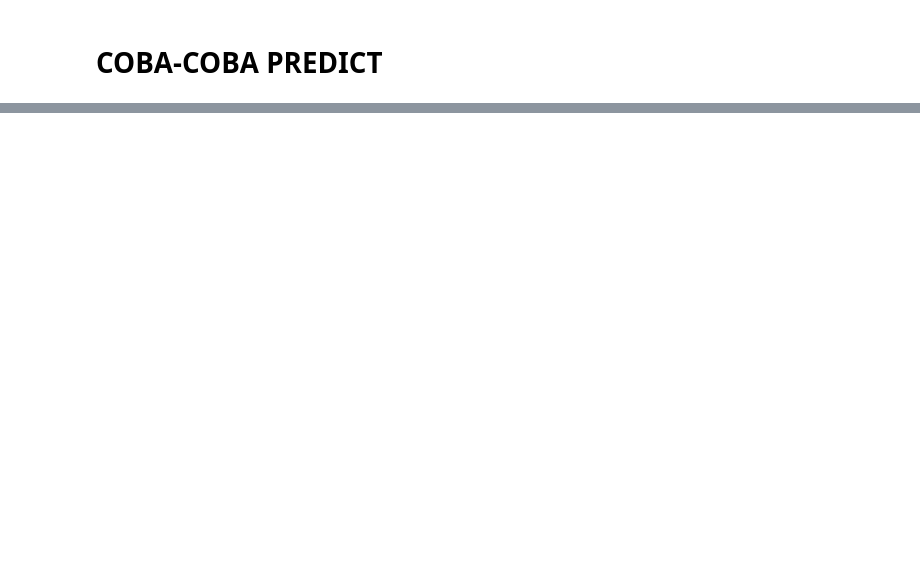
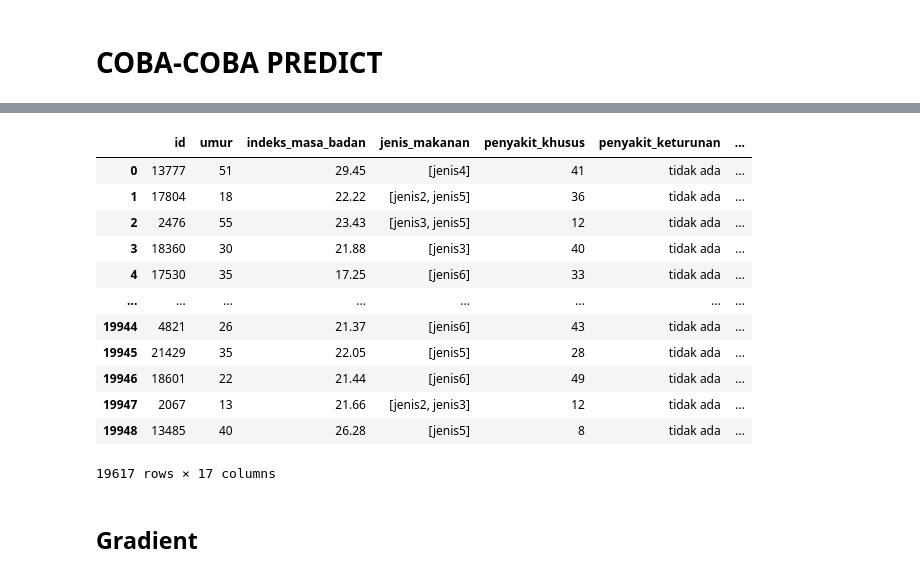
Before and after one commit to denisikiandani/KaggleCompetition-Wellness_Classifier, a Jupyter notebook: mnda.ipynb, the cells around one changed output, grey strips where cells are left out. Saved outputs shown, nothing was run; the diff lists cells and outputs as text; code cells hidden in the pictures; blank space fills up the shorter version.

```diff
--- a/mnda.ipynb
+++ b/mnda.ipynb
@@ -400,5 +393,2 @@ df
 # %% [markdown]
 # COBA-COBA PREDICT
-# %%
-df_test = df_test.reindex(columns=df.columns, fill_value=0)
-df_train = df_train.reindex(columns=df_test.columns, fill_value=0)
@@ -404,0 +417,9 @@ df_train = df_train.reindex(columns=df_test.columns, fill_value=0)
+# %%
+# Menghapus baris dengan nilai 0 pada kolom 'umur' dari df_train
+df_clean = df_train[df_train['umur'] != 0].copy()
+
+# Menampilkan informasi DataFrame yang telah dibersihkan
+print("Jumlah baris setelah penghapusan nilai 0 pada kolom 'umur':", len(df_clean))
+print("Jumlah baris sebelum penghapusan nilai 0 pada kolom 'umur':", len(df_train))
+# Menampilkan DataFrame yang telah dibersihkan
+df_clean
@@ -404,0 +446,6 @@ df_train = df_train.reindex(columns=df_test.columns, fill_value=0)
+# %%
+# Mengubah nilai 'ya' menjadi 1 dan 'tidak' menjadi 0 di seluruh kolom
+df_clean.replace({'ya': 1, 'tidak': 0}, inplace=True)
+
+# Menampilkan DataFrame yang telah dimodifikasi
+df_clean
@@ -404,0 +466,22 @@ df_train = df_train.reindex(columns=df_test.columns, fill_value=0)
+# %%
+df_clean_jenis= df_clean.copy()
+
+# Mengubah nilai pada kolom "jenis_makanan" menjadi array
+df_clean_jenis['jenis_makanan'] = df_clean_jenis['jenis_makanan'].str.split()
+
+# Menampilkan DataFrame yang telah dimodifikasi
+df_clean_jenis
+# %% [output]
+|  | id | umur | indeks_masa_badan | jenis_makanan | penyakit_khusus | penyakit_keturunan | ... |
+| 0 | 13777 | 51 | 29.45 | [jenis4] | 41 | tidak ada | ... |
+| 1 | 17804 | 18 | 22.22 | [jenis2, jenis5] | 36 | tidak ada | ... |
+| 2 | 2476 | 55 | 23.43 | [jenis3, jenis5] | 12 | tidak ada | ... |
+| 3 | 18360 | 30 | 21.88 | [jenis3] | 40 | tidak ada | ... |
+| 4 | 17530 | 35 | 17.25 | [jenis6] | 33 | tidak ada | ... |
+| ... | ... | ... | ... | ... | ... | ... | ... |
+| 19944 | 4821 | 26 | 21.37 | [jenis6] | 43 | tidak ada | ... |
+| 19945 | 21429 | 35 | 22.05 | [jenis5] | 28 | tidak ada | ... |
+| 19946 | 18601 | 22 | 21.44 | [jenis6] | 49 | tidak ada | ... |
+| 19947 | 2067 | 13 | 21.66 | [jenis2, jenis3] | 12 | tidak ada | ... |
+| 19948 | 13485 | 40 | 26.28 | [jenis5] | 8 | tidak ada | ... |
+19617 rows × 17 columns
@@ -405,3 +498,5 @@ df_train = df_train.reindex(columns=df_test.columns, fill_value=0)
+# %% [markdown]
+## Gradient
 # %%
 import pandas as pd
 from sklearn.ensemble import GradientBoostingClassifier
```
Also changed, not shown: parts of 12 cells of this notebook.
